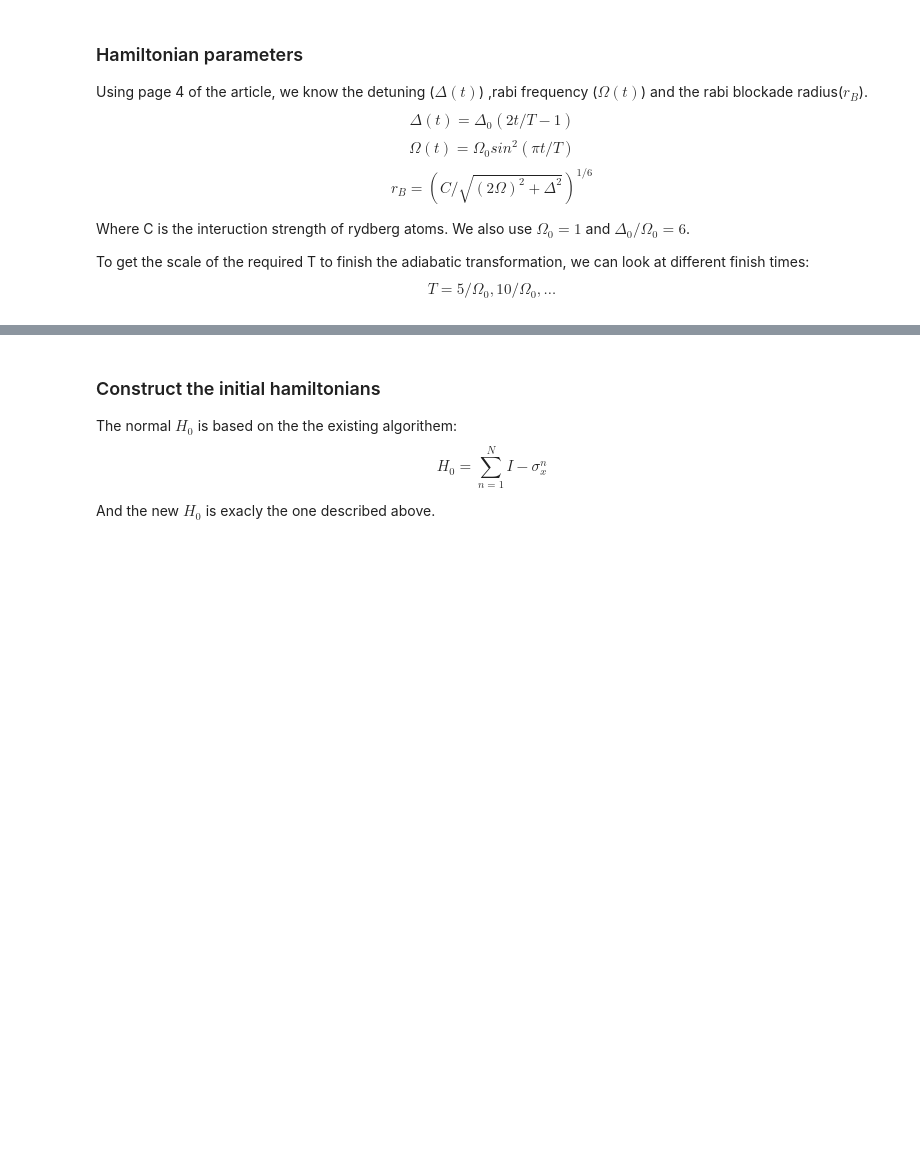
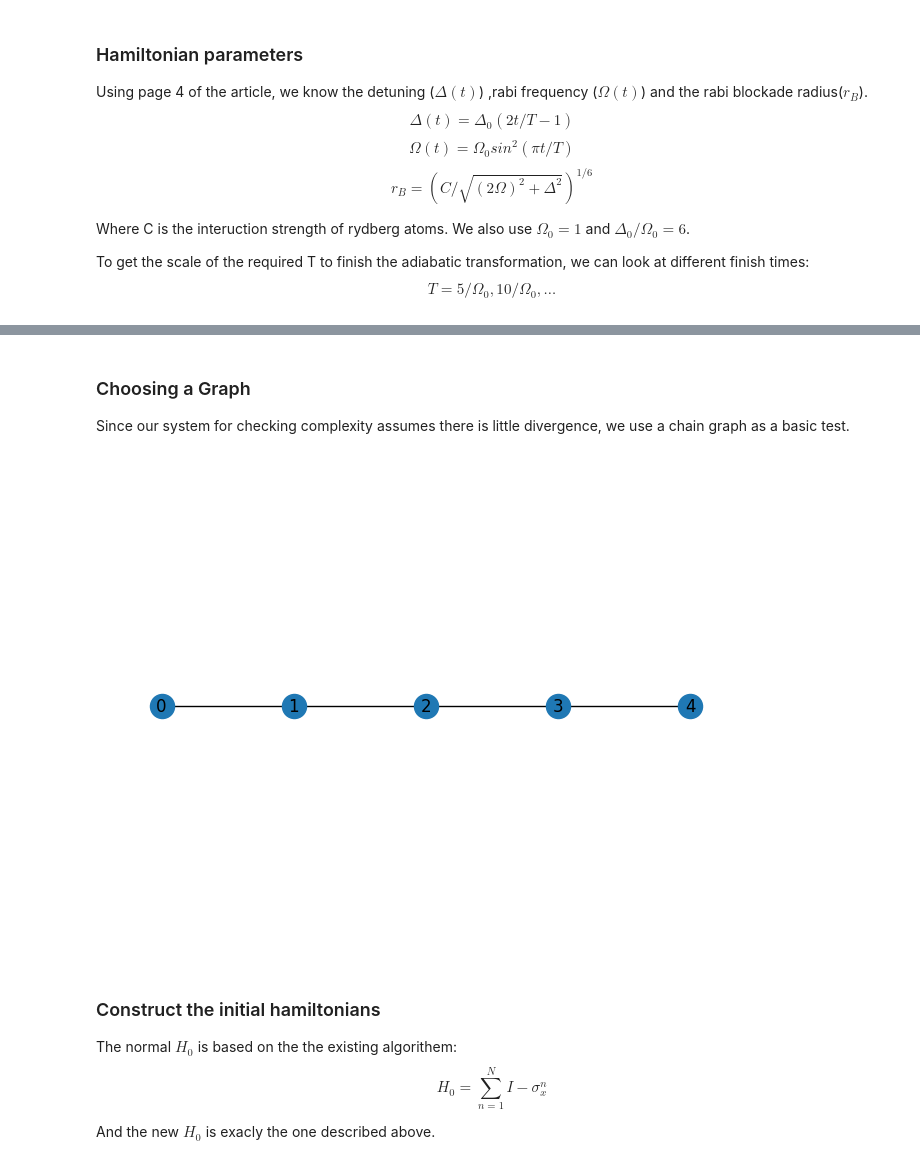
Before and after one commit to Noamcohen11/QCO, a Jupyter notebook: MISSimulations/LubyAlgo.ipynb, the cells around one changed output, grey strips where cells are left out. Drawn from its saved outputs; the diff is of its cells as text; code cells hidden in the pictures; blank space fills up the shorter version.

Commit message:
used generic functions for later usage

```diff
--- a/MISSimulations/LubyAlgo.ipynb
+++ b/MISSimulations/LubyAlgo.ipynb
@@ -138,17 +158,0 @@ timeEvoPlot(taulist,Omega,Delta)
-# %%
-graph = [(i*blockade_radius,0) for i in range(N)]
-
-# Create a graph object
-G = nx.Graph()
-for v in range(N):
-    for w in range(v+1,N):
-        dist_x = round(graph[v][0]-graph[w][0],10)
-        dist_y = round(graph[v][1]-graph[w][1],10)
-        dist = np.sqrt(dist_x**2+dist_y**2)
-        if dist<=blockade_radius:
-            G.add_edge(v, w)
-
-
-#Plot the graph
-nx.draw(G, with_labels=True)
-plt.show()
@@ -157,3 +224,62 @@ plt.show()
+# %% [markdown]
+### Choosing a Graph
+
+Since our system for checking complexity assumes there is little divergence, we use a chain graph as a basic test.
+# %%
+class BaseGraph:
+    """Base class for graph generation."""
+
+    def __init__(self, N, blockade_radius):
+        self.N = N
+        self.blockade_radius = blockade_radius
+        self.graph = nx.Graph()
+
+    def create_graph(self, graph_array):
+        """Creates a graph from the given positions."""
+        self.add_edges(graph_array)
+
+    def add_edges(self, graph_array):
+        """Adds edges based on the blockade radius between nodes represented by positions."""
+        for v in range(self.N):
+            for w in range(v + 1, self.N):
+                dist = self.calculate_distance(graph_array[v], graph_array[w])
+                if dist <= self.blockade_radius:
+                    self.graph.add_edge(v, w)
+
+    def calculate_distance(self, pos1, pos2):
+        """Calculates the Euclidean distance between two positions."""
+        dist_x = pos1[0] - pos2[0]
+        dist_y = pos1[1] - pos2[1]
+        return np.sqrt(dist_x**2 + dist_y**2)
+
+    def plot_graph(self):
+        """Plots the generated graph."""
+        nx.draw(self.graph, with_labels=True, pos=nx.get_node_attributes(self.graph, 'pos'))
+        plt.show()
+
+
+class ChainGraph(BaseGraph):
+    """Class for generating a chain graph."""
+
+    def __init__(self, N, blockade_radius):
+        super().__init__(N, blockade_radius)
+
+    def create_graph(self):
+        """Creates a chain graph and adds edges based on blockade radius."""
+        graph = [(i * self.blockade_radius, 0) for i in range(self.N)]
+        # Store positions in nodes
+        for idx, pos in enumerate(graph):
+            self.graph.add_node(idx, pos=pos)
+        super().create_graph(graph)
+
+# Example usage:
+N = 5
+blockade_radius = 1.0  # Define your blockade radius here
+chain_graph = ChainGraph(N, blockade_radius)
+chain_graph.create_graph()
+chain_graph.plot_graph()
+# %% [output]
+[figure, added]
 # %% [markdown]
 ### Construct the initial hamiltonians
 
```
Also changed, not shown: parts of 21 cells of this notebook, 1 other file.
